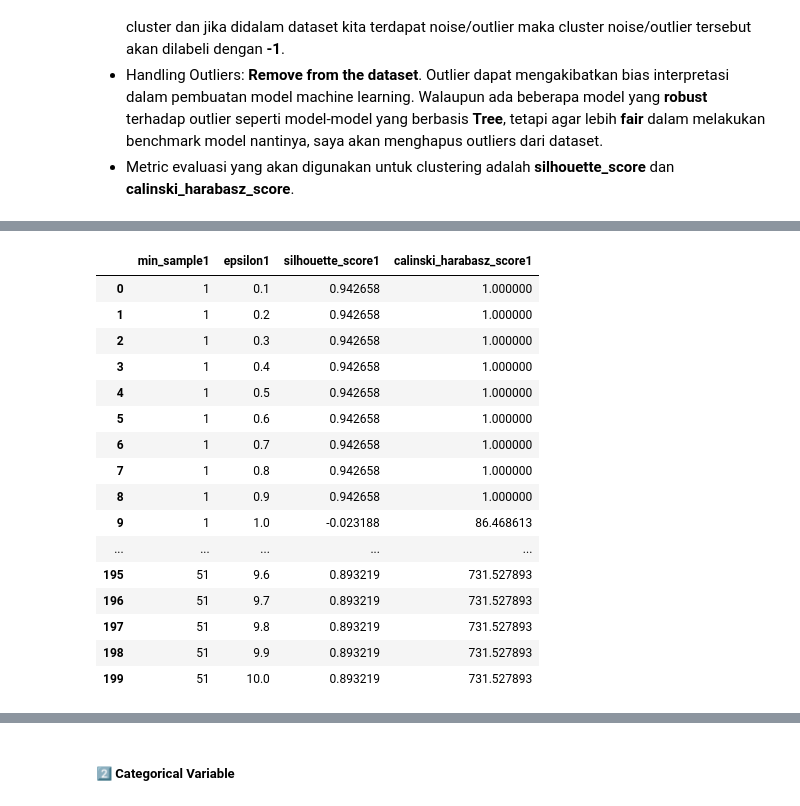
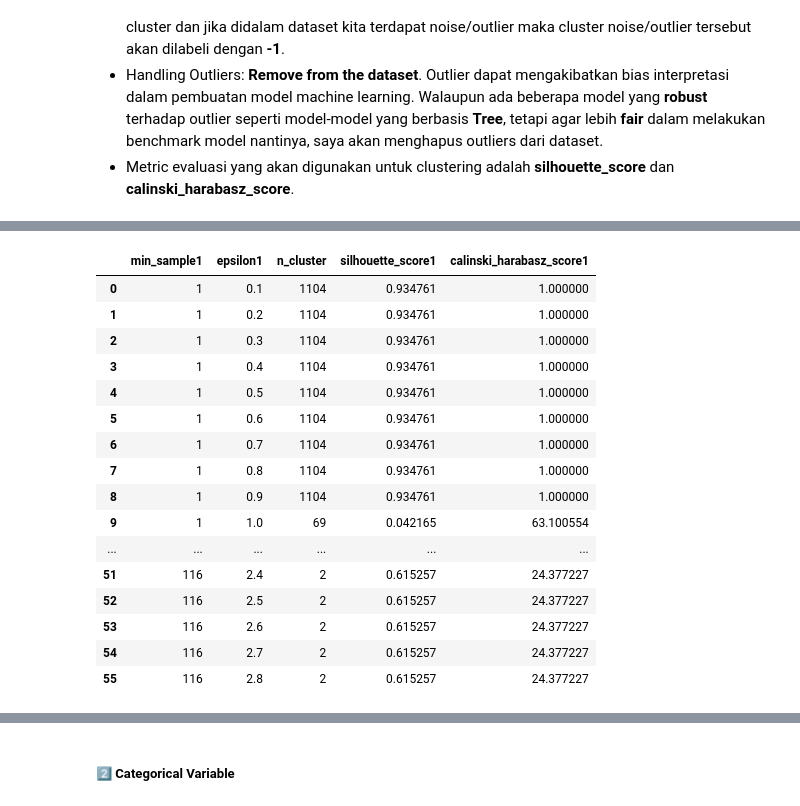
Before and after one commit to fnkhairudin/Hotel-Booking-Demand, a Jupyter notebook: notebooks/1.0-fnk-hotel-classification.ipynb, the cells around one changed output, grey strips where cells are left out. Drawn from its saved outputs; the diff is of its cells as text; code cells hidden in the pictures.

```diff
--- a/notebooks/1.0-fnk-hotel-classification.ipynb
+++ b/notebooks/1.0-fnk-hotel-classification.ipynb
@@ -354,0 +364,9 @@ fig.gca().add_artist(plt.Circle((0, 0), 0.7, fc='white'));
+# %%
+# drop duplikat pada dataset asli berdasarkan dengan subset kolom yang sudah disediakan
+data_full = pd.read_csv("../data/raw/hotel_bookings.csv")
+data_full = data_full.drop_duplicates(subset=list(data.columns))
+
+# proses merge untuk pengambilan kolom lead_time
+data = pd.merge(data, data_full, on=list(data.columns), how='left')
+data = data[['country', 'market_segment', 'previous_cancellations','booking_changes', 'deposit_type', 'days_in_waiting_list', 'customer_type', 'reserved_room_type', 'required_car_parking_spaces', 'total_of_special_requests', 'lead_time','is_canceled']]
+data.shape
@@ -354,0 +377,7 @@ fig.gca().add_artist(plt.Circle((0, 0), 0.7, fc='white'));
+# %%
+# membuat DataFrame untuk outlier detection tanoa kolom country dan booking changes,
+# karena kedua kolom tersebut nantinya tidak dipakai
+
+# drop kolom country
+data = data.drop(columns=['country', 'booking_changes'], axis=1)
+data.shape
@@ -362,4 +393,0 @@ data = data.drop_duplicates(keep='last', ignore_index=True)
-# %%
-# drop kolom country
-data = data.drop(columns=['country'], axis=1)
-data.shape
@@ -492,56 +525,65 @@ Maximum calinski_harabasz_score adalah dengan min sample 51 dan epsilon 1.0 -->
 # %%
+from tqdm import tqdm
 # metric evaluation
 silhouette1 = []
 calinski_harabasz1 = []
 
-# min sample and epsilon
+# min sample, epsilon, dan jumlah cluster
 n_sample1 = []
 n_eps1 = []
+n_cluster1 = []
 
-for i in [1,51]:
-    for j in np.arange(0.1, 10.1, 0.1):
-        # fit and predict
-        model = DBSCAN(min_samples=i, eps=j)
-        model = model.fit_predict(data_encoded)
+for k in tqdm([1, 116]):
+    try:
+        for h in np.arange(0.1, 2.9, 0.1):
+            # fit and predict
+            model1 = DBSCAN(min_samples=k, eps=round(h, 2))
+            model1 = model1.fit_predict(data_out)
 
-        # append nilai silhouette score dan calinski_harabasz_score
-        silhouette1.append(silhouette_score(data_encoded, model, random_state=22))
-        calinski_harabasz1.append(calinski_harabasz_score(data_encoded, model))
+            # append nilai silhouette score dan calinski_harabasz_score
+            silhouette1.append(silhouette_score(data_out, model1))
+            calinski_harabasz1.append(calinski_harabasz_score(data_out, model1))
 
-        # append nilai sample dan nilai epsilon
-        n_sample1.append(i)
-        n_eps1.append(j)
+            # append nilai sample dan nilai epsilon
+            n_sample1.append(k)
+            n_eps1.append(round(h, 2))
+
+            # jumlah cluster
+            n_cluster1.append(len(set(model1)))
+    except:
+        print("Proses iterasi berhenti. Hanya ada 1 cluster, silhoutte score tidak bisa melakukan perhitungannya")
+        break
 
 # DataFrame
-pd.set_option('display.max_rows', 500)
 df_score1 = pd.DataFrame(
     {
         'min_sample1' : n_sample1,
         'epsilon1' : n_eps1,
+        'n_cluster' : n_cluster1,
         'silhouette_score1' : silhouette1,
         'calinski_harabasz_score1' : calinski_harabasz1
     }
 )
 display(df_score1)
 
 # return max silhouette score dan calinski_harabasz_score
-print(f"Maximum silhouette_score adalah dengan min sample {n_sample1[silhouette1.index(max(silhouette1))]} dan epsilon {n_eps1[silhouette1.index(max(silhouette1))]} --> silhouette_score : {max(silhouette1)}")
-print(f"Maximum calinski_harabasz_score adalah dengan min sample {n_sample1[calinski_harabasz1.index(max(calinski_harabasz1))]} dan epsilon {n_eps1[calinski_harabasz1.index(max(calinski_harabasz1))]} --> calinski_harabasz_score : {max(calinski_harabasz1)}")
+print(f"Maximum silhouette_score adalah dengan min sample {n_sample1[silhouette1.index(max(silhouette1))]}, epsilon {n_eps1[silhouette1.index(max(silhouette1))]}, dan {n_cluster1[silhouette.index(max(silhouette1))]} clusters --> silhouette_score : {max(silhouette1)}")
+print(f"Maximum calinski_harabasz_score adalah dengan min sample {n_sample1[calinski_harabasz1.index(max(calinski_harabasz1))]}, epsilon {n_eps1[calinski_harabasz1.index(max(calinski_harabasz1))]}, dan {n_cluster1[calinski_harabasz1.index(max(calinski_harabasz1))]} clusters --> calinski_harabasz_score : {max(calinski_harabasz1)}")
 # %% [output]
-|  | min_sample1 | epsilon1 | silhouette_score1 | calinski_harabasz_score1 |
-| 0 | 1 | 0.1 | 0.942658 | 1.000000 |
-| 1 | 1 | 0.2 | 0.942658 | 1.000000 |
-| 2 | 1 | 0.3 | 0.942658 | 1.000000 |
-| 3 | 1 | 0.4 | 0.942658 | 1.000000 |
-| 4 | 1 | 0.5 | 0.942658 | 1.000000 |
-| 5 | 1 | 0.6 | 0.942658 | 1.000000 |
-| 6 | 1 | 0.7 | 0.942658 | 1.000000 |
-| 7 | 1 | 0.8 | 0.942658 | 1.000000 |
-| 8 | 1 | 0.9 | 0.942658 | 1.000000 |
-| 9 | 1 | 1.0 | -0.023188 | 86.468613 |
-| ... | ... | ... | ... | ... |
-| 195 | 51 | 9.6 | 0.893219 | 731.527893 |
-| 196 | 51 | 9.7 | 0.893219 | 731.527893 |
-| 197 | 51 | 9.8 | 0.893219 | 731.527893 |
-| 198 | 51 | 9.9 | 0.893219 | 731.527893 |
-| 199 | 51 | 10.0 | 0.893219 | 731.527893 |
+|  | min_sample1 | epsilon1 | n_cluster | silhouette_score1 | calinski_harabasz_score1 |
+| 0 | 1 | 0.1 | 1104 | 0.934761 | 1.000000 |
+| 1 | 1 | 0.2 | 1104 | 0.934761 | 1.000000 |
+| 2 | 1 | 0.3 | 1104 | 0.934761 | 1.000000 |
+| 3 | 1 | 0.4 | 1104 | 0.934761 | 1.000000 |
+| 4 | 1 | 0.5 | 1104 | 0.934761 | 1.000000 |
+| 5 | 1 | 0.6 | 1104 | 0.934761 | 1.000000 |
+| 6 | 1 | 0.7 | 1104 | 0.934761 | 1.000000 |
+| 7 | 1 | 0.8 | 1104 | 0.934761 | 1.000000 |
+| 8 | 1 | 0.9 | 1104 | 0.934761 | 1.000000 |
+| 9 | 1 | 1.0 | 69 | 0.042165 | 63.100554 |
+| ... | ... | ... | ... | ... | ... |
+| 51 | 116 | 2.4 | 2 | 0.615257 | 24.377227 |
+| 52 | 116 | 2.5 | 2 | 0.615257 | 24.377227 |
+| 53 | 116 | 2.6 | 2 | 0.615257 | 24.377227 |
+| 54 | 116 | 2.7 | 2 | 0.615257 | 24.377227 |
+| 55 | 116 | 2.8 | 2 | 0.615257 | 24.377227 |
```
Also changed, not shown: parts of 90 cells of this notebook, 5 other files.
